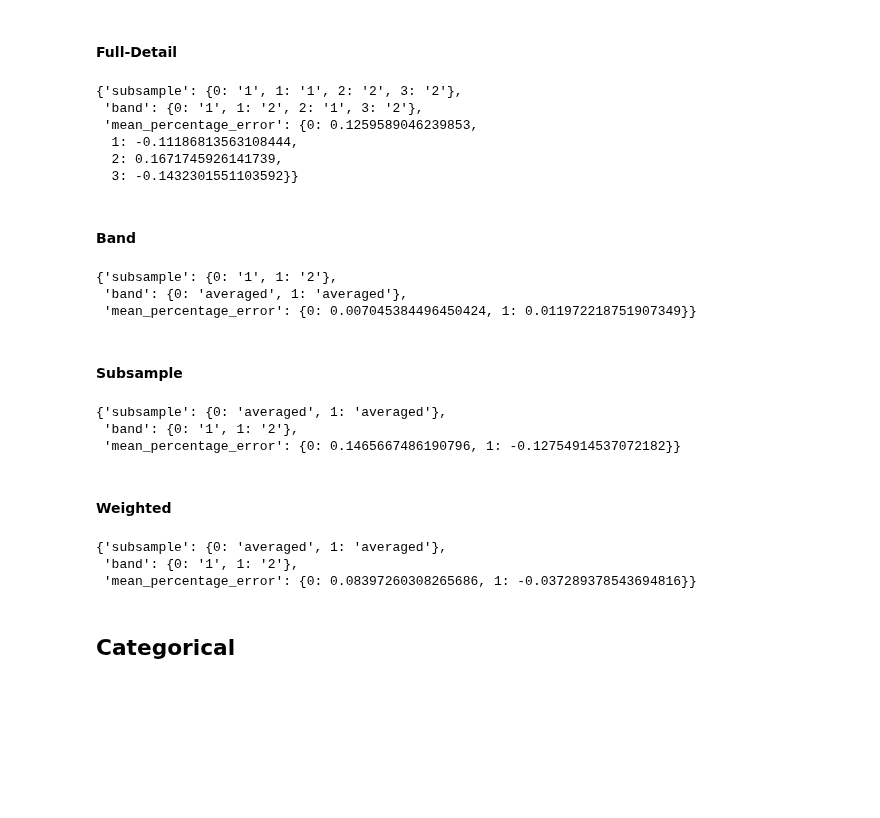
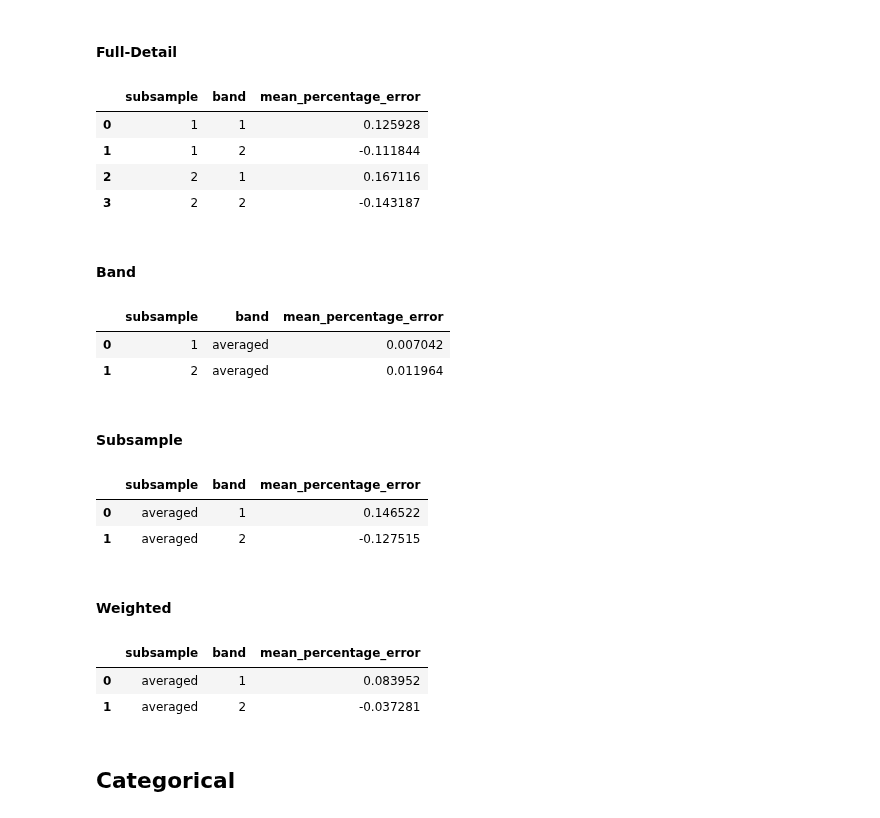
Before and after one commit to NOAA-OWP/gval, a Jupyter notebook: notebooks/Subsampling Tutorial.ipynb, the cells around one changed output. Drawn from its saved outputs; the diff is of its cells as text; code cells hidden in the pictures; blank space fills up the shorter version.

```diff
--- a/notebooks/Subsampling Tutorial.ipynb
+++ b/notebooks/Subsampling Tutorial.ipynb
@@ -38,5 +28,5 @@ from shapely.geometry import Polygon
 # %%
 data_path = '../data/data'
-# polygons_include = gpd.read_file(f'{data_path}/subsample_continuous_polygons.gpkg')
-# polygons_include.to_string()
+polygons_continuous = gpd.read_file(f'{data_path}/subsample_continuous_polygons.gpkg')
+polygons_continuous
 # %% [output]
@@ -49,5 +35,0 @@ polygons_include.to_dict()
-# %%
-polygons_continuous = gpd.GeoDataFrame({'geometry':
-                      {0: Polygon([(-97.72375, 29.56328), (-97.72304, 29.55858), (-97.71574, 29.55874), (-97.72038, 29.56409), (-97.72375, 29.56328)]),
-                       1: Polygon([(-97.71604, 29.55635), (-97.71587, 29.55196), (-97.71131, 29.55277), (-97.71180, 29.55519), (-97.71267, 29.55619), (-97.71604, 29.55635)])}})
-polygons_continuous.crs = 'EPSG:4326'
@@ -65,8 +36,8 @@ b
 # %% [markdown]
 To use this DataFrame as a subsampling DataFrame let's use `create_subsampling_df`:
 # %%
-# polygons_include.gval.create_subsampling_df(subsampling_type=["include", "include"], inplace=True)
-# polygons_include
+polygons_continuous.gval.create_subsampling_df(subsampling_type=["include", "include"], inplace=True)
+polygons_continuous
 # %% [output]
 |  | geometry | subsample_type | subsample_id |
 | 0 | POLYGON ((-97.72375 29.56328, -97... | include | 1 |
@@ -95,16 +70,15 @@ Let's use this newly created subsampling df on a continuous comparison.  For eac
 # %%
 ag, met = cds.gval.continuous_compare(benchmark_map=bds,
                                       metrics=["mean_percentage_error"],
                                      subsampling_df=polygons_continuous,
                                      subsampling_average="full-detail")
-met.to_dict()
+met
 # %% [output]
-{'subsample': {0: '1', 1: '1', 2: '2', 3: '2'},
- 'band': {0: '1', 1: '2', 2: '1', 3: '2'},
- 'mean_percentage_error': {0: 0.1259589046239853,
-  1: -0.11186813563108444,
-  2: 0.1671745926141739,
-  3: -0.1432301551103592}}
+|  | subsample | band | mean_percentage_error |
+| 0 | 1 | 1 | 0.125928 |
+| 1 | 1 | 2 | -0.111844 |
+| 2 | 2 | 1 | 0.167116 |
+| 3 | 2 | 2 | -0.143187 |
 # %% [markdown]
 #### Band
 # %%
@@ -112,11 +86,11 @@ ag, met = cds.gval.continuous_compare(benchmark_map=bds,
                                       metrics=["mean_percentage_error"],
                                      subsampling_df=polygons_continuous,
                                      subsampling_average="band")
-met.to_dict()
+met
 # %% [output]
-{'subsample': {0: '1', 1: '2'},
- 'band': {0: 'averaged', 1: 'averaged'},
- 'mean_percentage_error': {0: 0.007045384496450424, 1: 0.011972218751907349}}
+|  | subsample | band | mean_percentage_error |
+| 0 | 1 | averaged | 0.007042 |
+| 1 | 2 | averaged | 0.011964 |
 # %% [markdown]
 #### Subsample
 # %%
@@ -124,11 +98,11 @@ ag, met = cds.gval.continuous_compare(benchmark_map=bds,
                                       metrics=["mean_percentage_error"],
                                      subsampling_df=polygons_continuous,
                                      subsampling_average="subsample")
-met.to_dict()
+met
 # %% [output]
-{'subsample': {0: 'averaged', 1: 'averaged'},
- 'band': {0: '1', 1: '2'},
- 'mean_percentage_error': {0: 0.1465667486190796, 1: -0.12754914537072182}}
+|  | subsample | band | mean_percentage_error |
+| 0 | averaged | 1 | 0.146522 |
+| 1 | averaged | 2 | -0.127515 |
 # %% [markdown]
 #### Weighted
 # %%
@@ -136,11 +110,11 @@ ag, met = cds.gval.continuous_compare(benchmark_map=bds,
                                       metrics=["mean_percentage_error"],
                                       subsampling_df=polygons_continuous,
                                       subsampling_average="weighted")
-met.to_dict()
+met
 # %% [output]
-{'subsample': {0: 'averaged', 1: 'averaged'},
- 'band': {0: '1', 1: '2'},
- 'mean_percentage_error': {0: 0.08397260308265686, 1: -0.037289378543694816}}
+|  | subsample | band | mean_percentage_error |
+| 0 | averaged | 1 | 0.083952 |
+| 1 | averaged | 2 | -0.037281 |
 # %% [markdown]
 ## Categorical
 # %%
```
Also changed, not shown: parts of 12 cells of this notebook.
